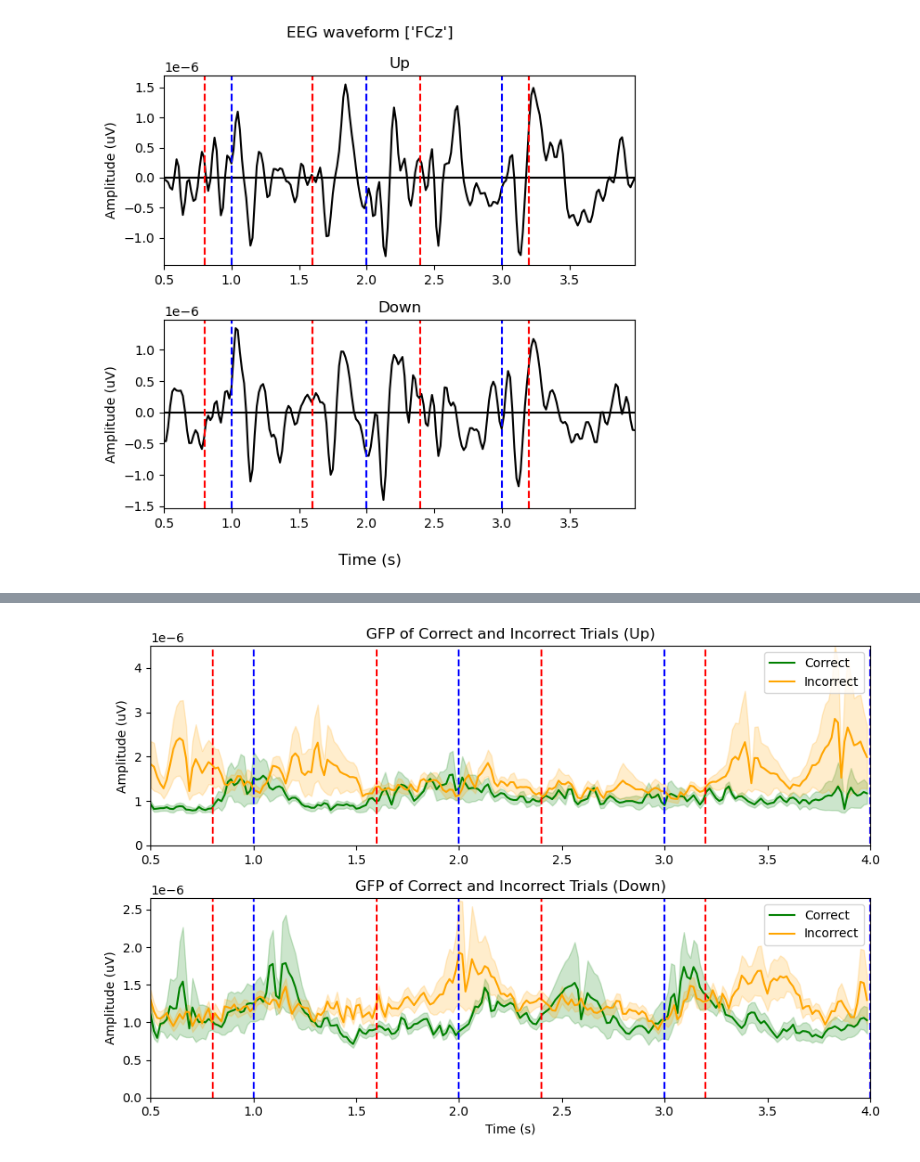
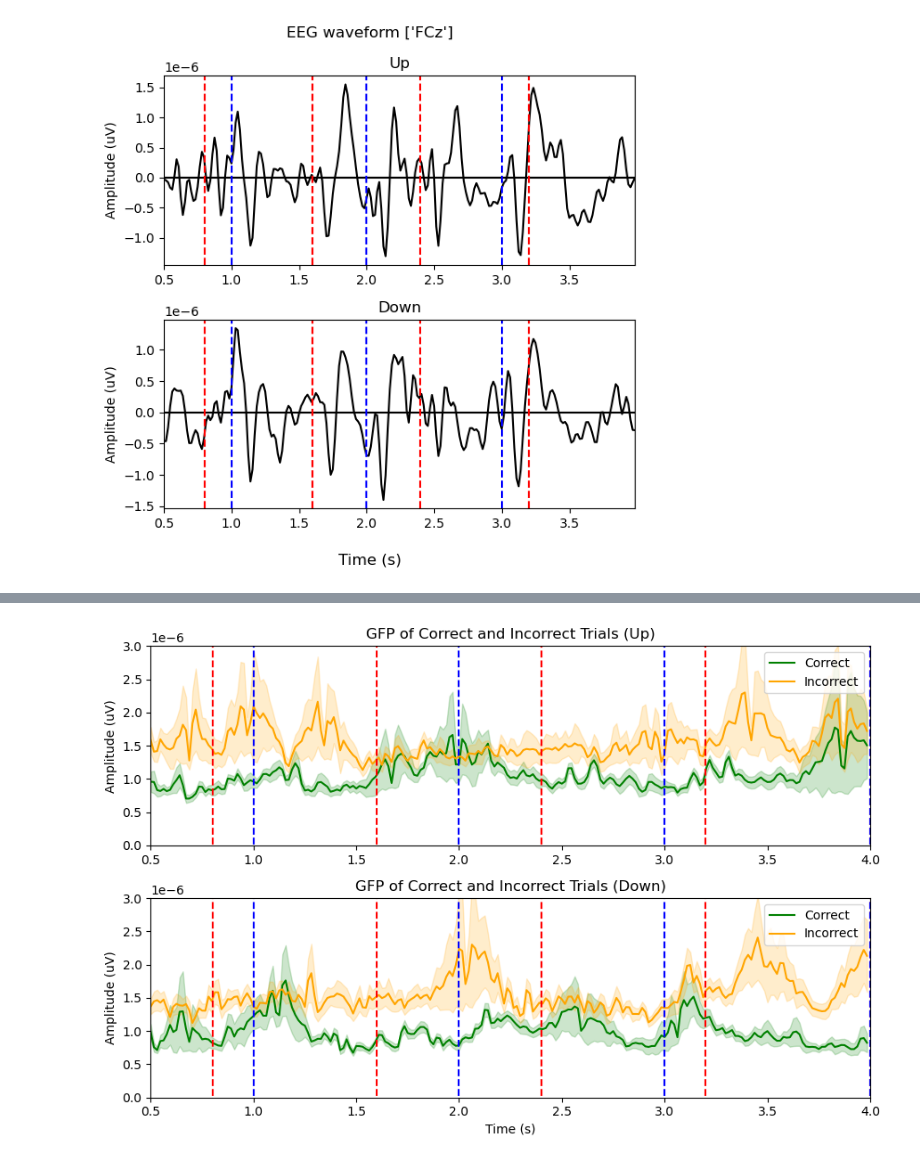
Before and after one commit to iowa-human-auditory-neuro/aad-trf, a Jupyter notebook: src/compare_trial_predictions.ipynb, the cells around one changed output, grey strips where cells are left out. Cells and saved outputs as stored; diff of their text form; code cells hidden in the pictures.

```diff
--- a/src/compare_trial_predictions.ipynb
+++ b/src/compare_trial_predictions.ipynb
@@ -600,5 +663,5 @@ plt.savefig(os.path.join(path_dict['reports'], f"dataset-{dataset_name}_reports-
 # %%
-grouped = results_df_svc.groupby('sub_id')
+grouped = results_df_cnn.groupby('SubID')
 
 # Iterate over each group
 for i, (sub_id, group) in enumerate(grouped):
@@ -629,34 +692,34 @@ fig, (ax1, ax2) = plt.subplots(2, 1, figsize=(9, 6))
 ax1.plot(time, gfp_mean[0], color='green', label='Correct')
 ax1.fill_between(time, gfp_mean[0] - gfp_se[0], gfp_mean[0] + gfp_se[0], color='green', alpha=0.2)
 ax1.plot(time, gfp_mean[1], color='orange', label='Incorrect')
 ax1.fill_between(time, gfp_mean[1] - gfp_se[1], gfp_mean[1] + gfp_se[1], color='orange', alpha=0.2)
 ymin_up = np.min(gfp_mean[:2]) - np.max(gfp_se[:2])
 ymax_up = np.max(gfp_mean[:2]) + np.max(gfp_se[:2])
 ax1.vlines(np.linspace(0, 4, 6), ymin_up, ymax_up, color='r', linestyle='--')
 ax1.vlines(np.linspace(0, 4, 5), ymin_up, ymax_up, color='b', linestyle='--')
 ax1.set_xlim(0.5, 4)
-ax1.set_ylim(0, ymax_up)
+ax1.set_ylim(0, 3e-6)
 ax1.set_title('GFP of Correct and Incorrect Trials (Up)')
 ax1.set_ylabel('Amplitude (uV)')
 ax1.legend()
 
 # Plot for 'down' label
 ax2.plot(time, gfp_mean[2], color='green', label='Correct')
 ax2.fill_between(time, gfp_mean[2] - gfp_se[2], gfp_mean[2] + gfp_se[2], color='green', alpha=0.2)
 ax2.plot(time, gfp_mean[3], color='orange', label='Incorrect')
 ax2.fill_between(time, gfp_mean[3] - gfp_se[3], gfp_mean[3] + gfp_se[3], color='orange', alpha=0.2)
 ymin_down = np.min(gfp_mean[2:]) - np.max(gfp_se[2:])
 ymax_down = np.max(gfp_mean[2:]) + np.max(gfp_se[2:])
 ax2.vlines(np.linspace(0, 4, 6), ymin_down, ymax_down, color='r', linestyle='--')
 ax2.vlines(np.linspace(0, 4, 5), ymin_down, ymax_down, color='b', linestyle='--')
 ax2.set_xlim(0.5, 4)
-ax2.set_ylim(0, ymax_down)
+ax2.set_ylim(0, 3e-6)
 ax2.set_title('GFP of Correct and Incorrect Trials (Down)')
 ax2.set_xlabel('Time (s)')
 ax2.set_ylabel('Amplitude (uV)')
 ax2.legend()
 
 plt.tight_layout()
-plt.savefig(os.path.join(path_dict['reports'], f"dataset-{dataset_name}_reports-eeg-waveform-correct-incorrect-subject-wise-gfp-subject-wise_model-svc.png"))
+plt.savefig(os.path.join(path_dict['reports'], f"dataset-{dataset_name}_reports-eeg-waveform-correct-incorrect-subject-wise-gfp_model-cnn.png"))
 # %% [output]
-[figure, old version]
+[figure, new version]
```
Also changed, not shown: parts of 5 cells of this notebook, 1 other file.
